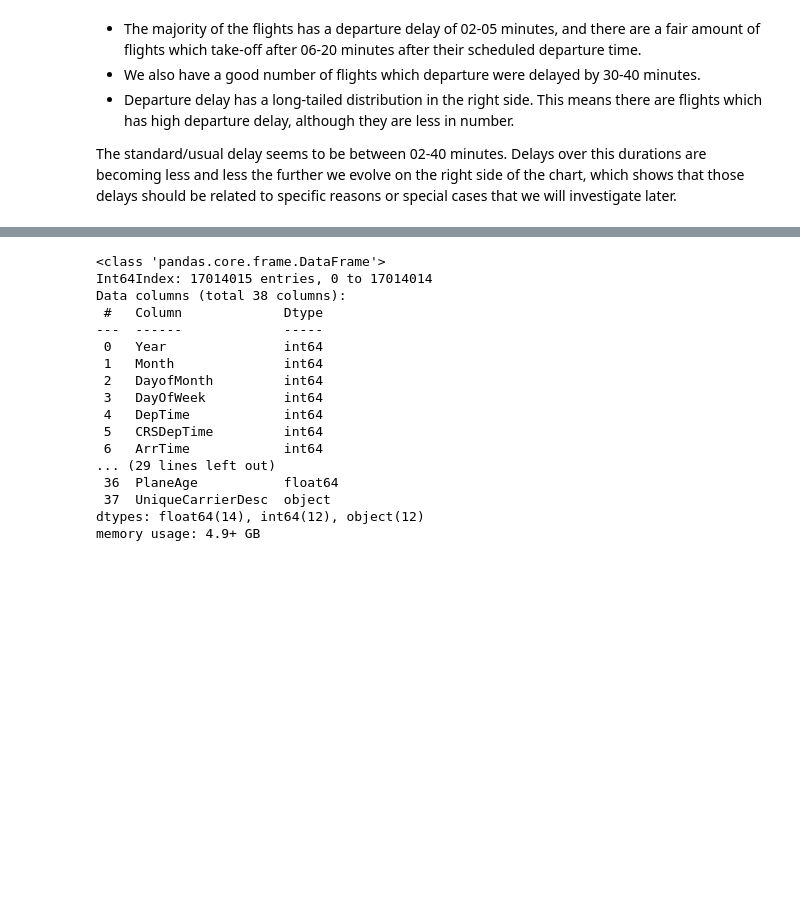
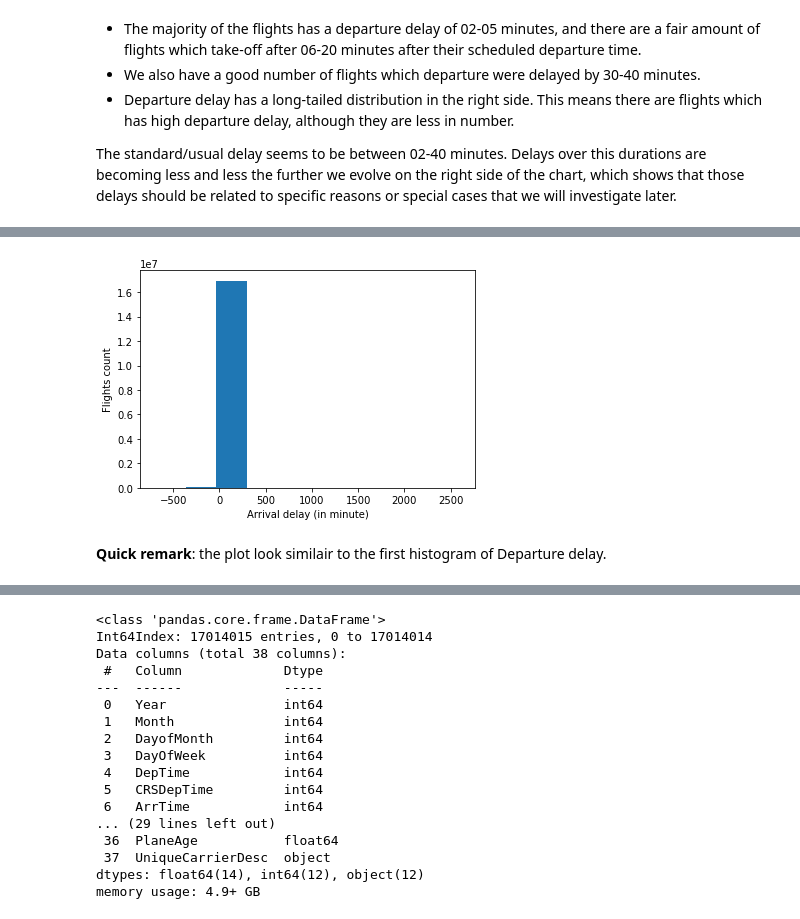
Before and after one commit to patricetg/udacity-data-analyst-project3, a Jupyter notebook: Part_I_exploration.ipynb, the cells around one changed output, grey strips where cells are left out. Cells and saved outputs as stored; diff of their text form; code cells hidden in the pictures; blank space fills up the shorter version.

Commit message:
Make arrival delay analysis

```diff
--- a/Part_I_exploration.ipynb
+++ b/Part_I_exploration.ipynb
@@ -1105,0 +1112,9 @@ The standard/usual delay seems to be between 02-40 minutes. Delays over this dur
+# %%
+plt.hist(data = clean_flight_df, x="ArrDelay")
+
+plt.xlabel("Arrival delay (in minute)")
+plt.ylabel("Flights count");
+# %% [output]
+[figure, added]
+# %% [markdown]
+**Quick remark**: the plot look similair to the first histogram of Departure delay.
```
Also changed, not shown: parts of 50 cells of this notebook.
